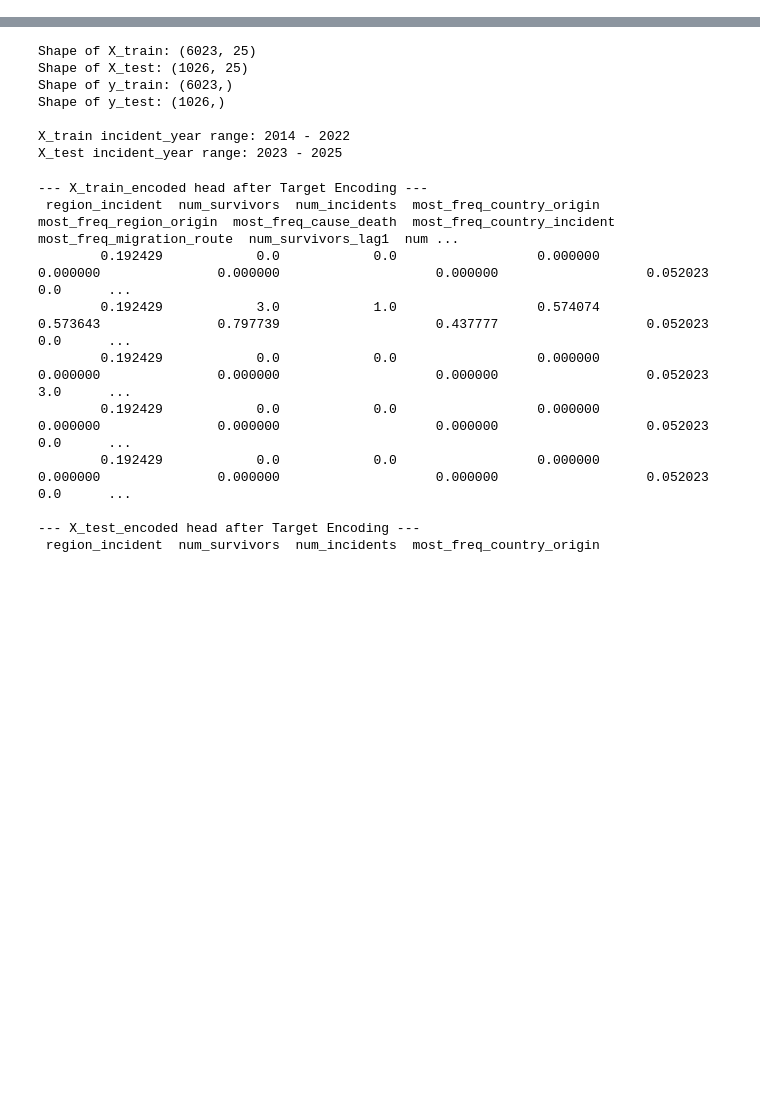
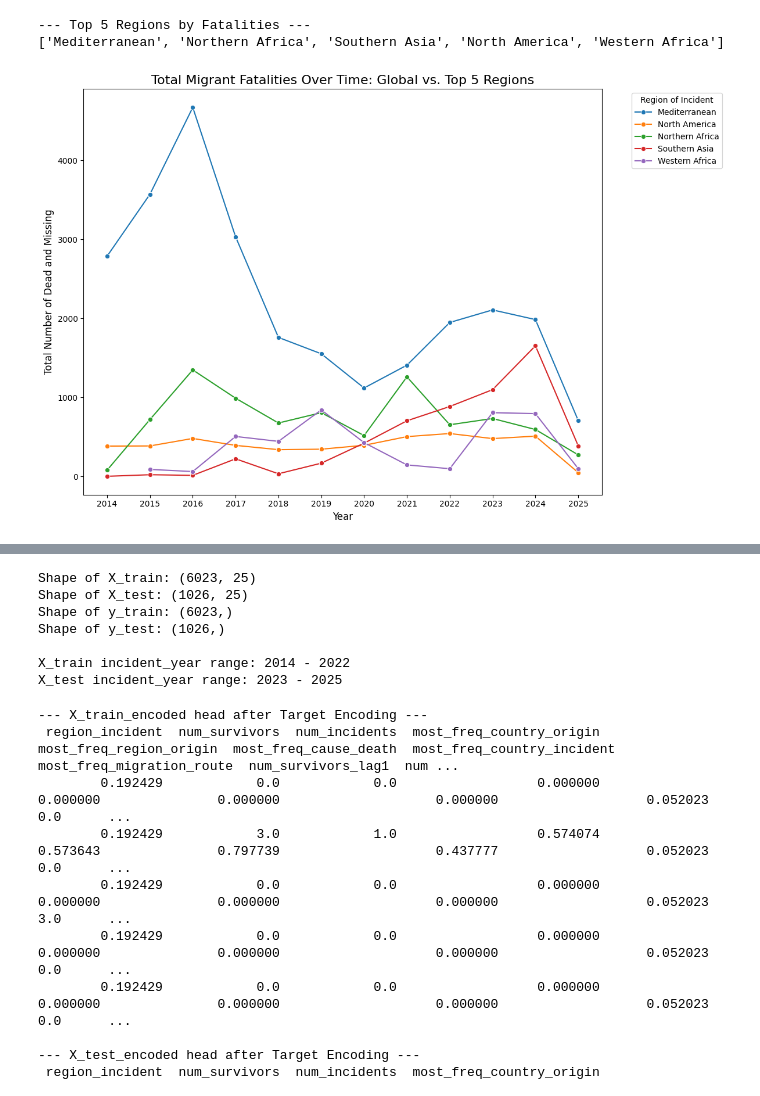
Before and after one commit to SiddhanthNB/global-migration-fatality, a Jupyter notebook: main.ipynb, the cells around one changed output, grey strips where cells are left out. Saved outputs shown, nothing was run; the diff lists cells and outputs as text; code cells hidden in the pictures; blank space fills up the shorter version.

```diff
--- a/main.ipynb
+++ b/main.ipynb
@@ -121,0 +363,22 @@ Number of rows after weekly aggregation (weeks with incidents): 4293
+# %%
+top_regions = df_filtered.groupby('region_incident')['total_dead_missing'].sum().nlargest(5).index.tolist()
+
+df_top_regions = df_filtered[df_filtered['region_incident'].isin(top_regions)]
+
+fatalities_by_region_year = df_top_regions.groupby(['incident_year', 'region_incident'])['total_dead_missing'].sum().reset_index()
+
+plt.figure(figsize=(12, 8))
+sns.lineplot(data=fatalities_by_region_year, x='incident_year', y='total_dead_missing', hue='region_incident', marker='o')
+plt.title('Total Migrant Fatalities Over Time: Global vs. Top 5 Regions', fontsize=16)
+plt.xlabel('Year', fontsize=12)
+plt.ylabel('Total Number of Dead and Missing', fontsize=12)
+plt.legend(title='Region of Incident', bbox_to_anchor=(1.05, 1), loc='upper left')
+plt.xticks(fatalities_by_region_year['incident_year'].unique().astype(int))
+plt.tight_layout()
+
+print("\n--- Top 5 Regions by Fatalities ---")
+print(top_regions)
+# %% [output]
+--- Top 5 Regions by Fatalities ---
+['Mediterranean', 'Northern Africa', 'Southern Asia', 'North America', 'Western Africa']
+[figure, added]
```
Also changed, not shown: parts of 56 cells of this notebook.
